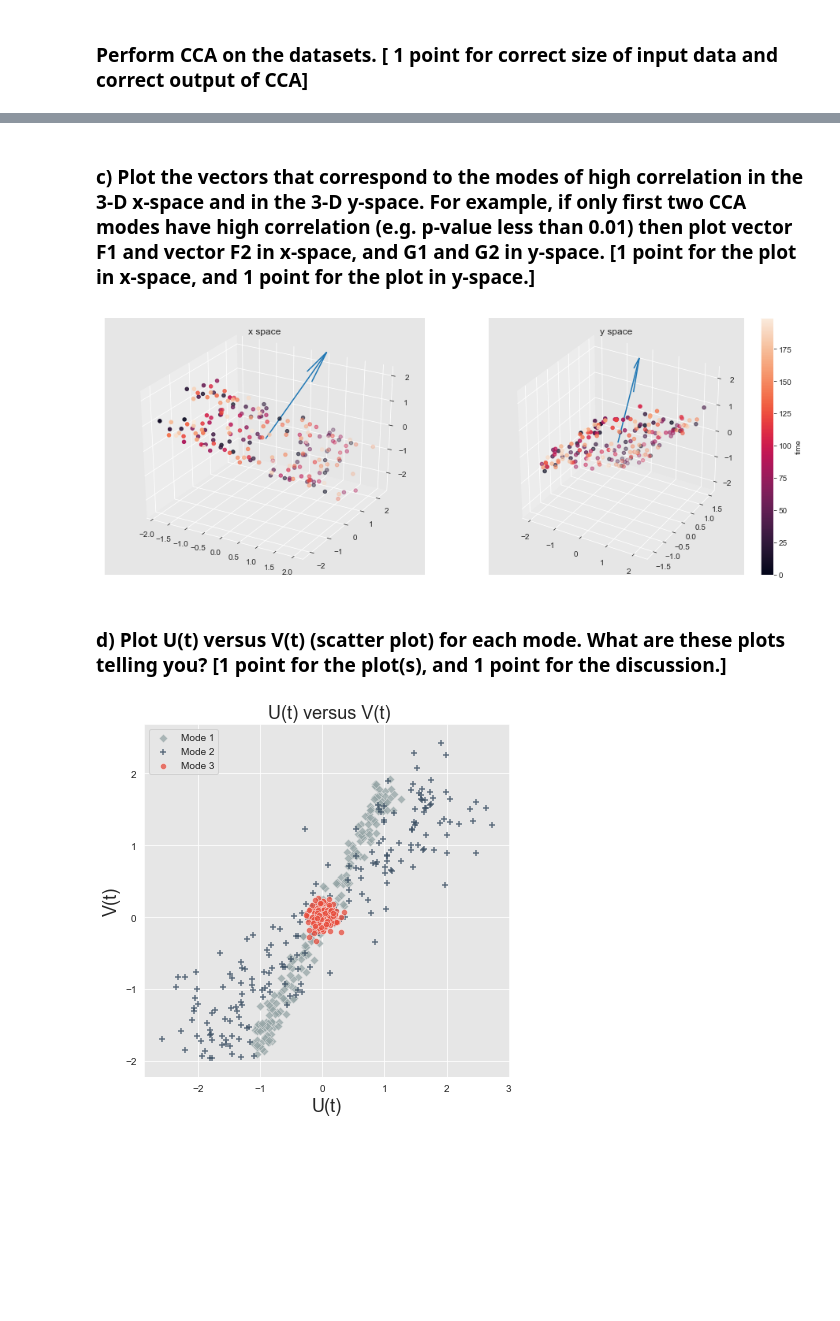
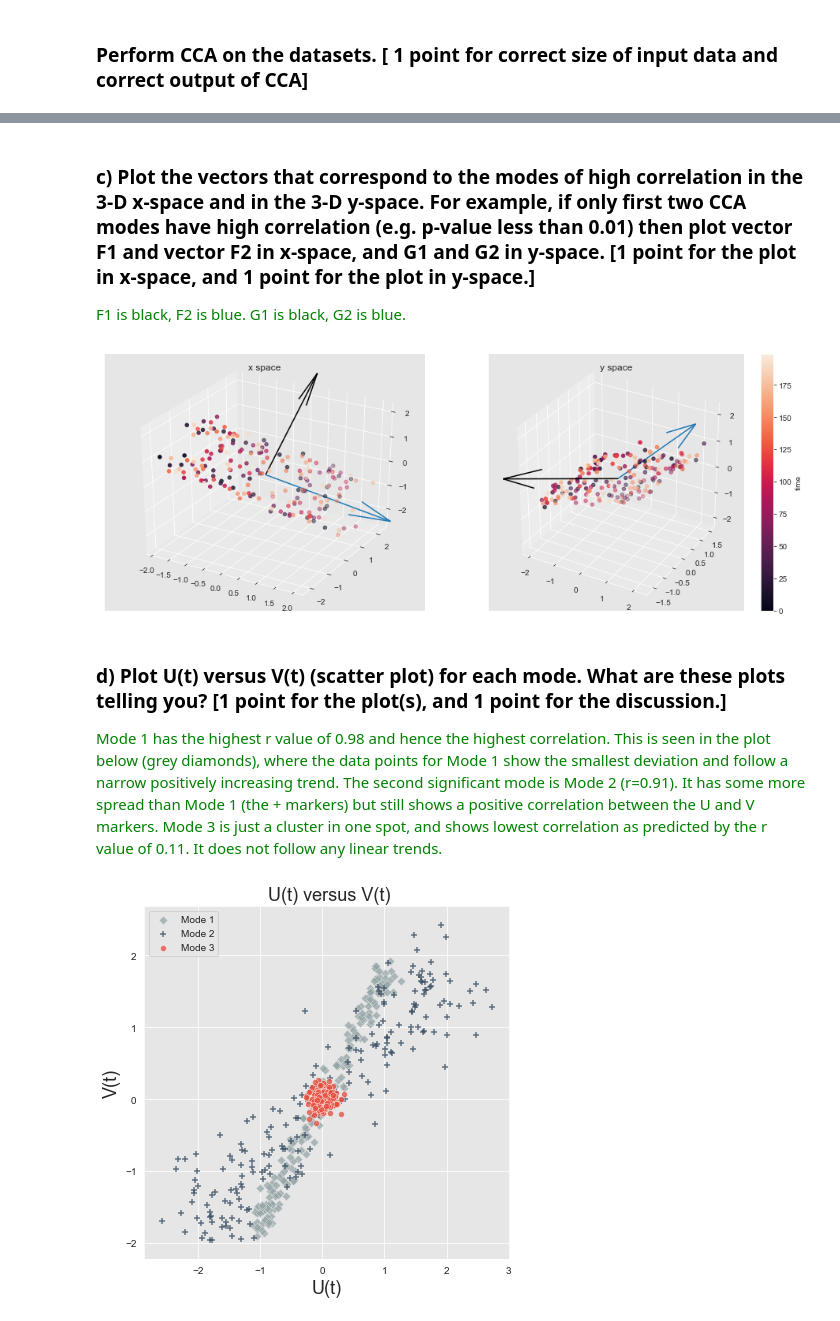
Before and after one commit to Pearl-Ayem/Geoscientific-Data-Science-and-Empirical-Modeling, a Jupyter notebook: Assignment_2/Assn2.ipynb, the cells around one changed output, grey strips where cells are left out. Drawn from its saved outputs; the diff is of its cells as text; code cells hidden in the pictures; blank space fills up the shorter version.

```diff
--- a/Assignment_2/Assn2.ipynb
+++ b/Assignment_2/Assn2.ipynb
@@ -289,5 +289,19 @@ for kk in range(n_modes):
 
 plt.tight_layout()
 plt.show()
+
+print('F: ')
+print(F)
+
+print('G: ')
+print(G)
+
+FM1=F[:,0]  #Mode 1
+FM2=F[:,1]  #Mode 2
+FM3=F[:,2]  #Mode 3
+
+GM1=G[:,0]  #Mode 1
+GM2=G[:,1]  #Mode 2
+GM3=G[:,2]  #Mode 3
 # %% [output]
 [figure]
@@ -294,23 +316,30 @@ plt.show()
 # %% [markdown]
 ### c) Plot the vectors that correspond to the modes of high correlation in the 3-D x-space and in the 3-D y-space. For example, if only first two CCA modes have high correlation (e.g. p-value less than 0.01) then plot vector F1 and vector F2 in x-space, and G1 and G2 in y-space. [1 point for the plot in x-space, and 1 point for the plot in y-space.]
+
+<font color = 'green'> F1 is black, F2 is blue. G1 is black, G2 is blue.  </font>
 # %%
 fig = plt.figure(figsize=(16,6))
 
 ax = fig.add_subplot(121,projection='3d')
 ax.scatter(xdata.iloc[:,0],xdata.iloc[:,1],xdata.iloc[:,2],c=t)
-ax.quiver(0,0,0,F[0,0],F[0,1],F[0,2],length=4,normalize=True)
+ax.quiver(0,0,0,FM1[0],FM1[1],FM1[2],length=4,normalize=True,color='black')    #vector F1
+ax.quiver(0,0,0,FM2[0],FM2[1],FM2[2],length=4,normalize=True)    #vector F2
+
 plt.title('x space')
 
 ax = fig.add_subplot(122,projection='3d')
 p = ax.scatter(ydata.iloc[:,0],ydata.iloc[:,1],ydata.iloc[:,2],c=t)
-ax.quiver(0,0,0,G[0,0],G[0,1],G[0,2],length=6,normalize=True)
+ax.quiver(0,0,0,GM1[0],GM1[1],GM1[2],length=4,normalize=True,color='black')    #vector G1
+ax.quiver(0,0,0,GM2[0],GM2[1],GM2[2],length=4,normalize=True)    #vector G2
 plt.title('y space')
 cbar = fig.colorbar(p)
 cbar.set_label('time')
 # %% [output]
-[figure, old version]
+[figure, new version]
-# %% [markdown]
-### d) Plot U(t) versus V(t) (scatter plot) for each mode. What are these plots telling you? [1 point for the plot(s), and 1 point for the discussion.]
+# %% [markdown]
+### d) Plot U(t) versus V(t) (scatter plot) for each mode. What are these plots telling you? [1 point for the plot(s), and 1 point for the discussion.]
+
+<font color='green'> Mode 1 has the highest r value of 0.98 and hence the highest correlation. This is seen in the plot below (grey diamonds), where the data points for Mode 1 show the smallest deviation and follow a narrow positively increasing trend. The second significant mode is Mode 2 (r=0.91). It has some more spread than Mode 1 (the + markers) but still shows a positive correlation between the U and V markers. Mode 3 is just a cluster in one spot, and shows lowest correlation as predicted by the r value of 0.11. It does not follow any linear trends.</font>
 # %%
 plt.figure(figsize=(6,6))
 flatui = ["#95a5a6", "#34495e", "#e74c3c"]
```
Also changed, not shown: parts of 10 cells of this notebook.
